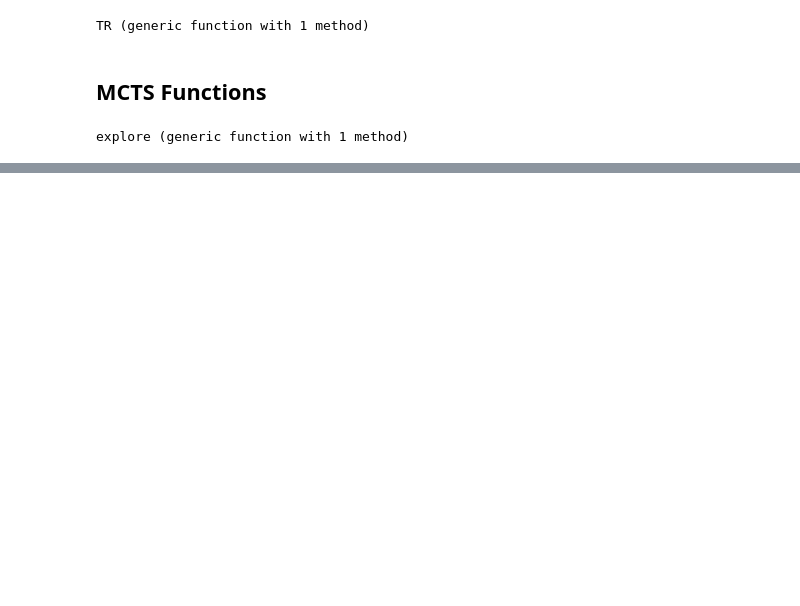
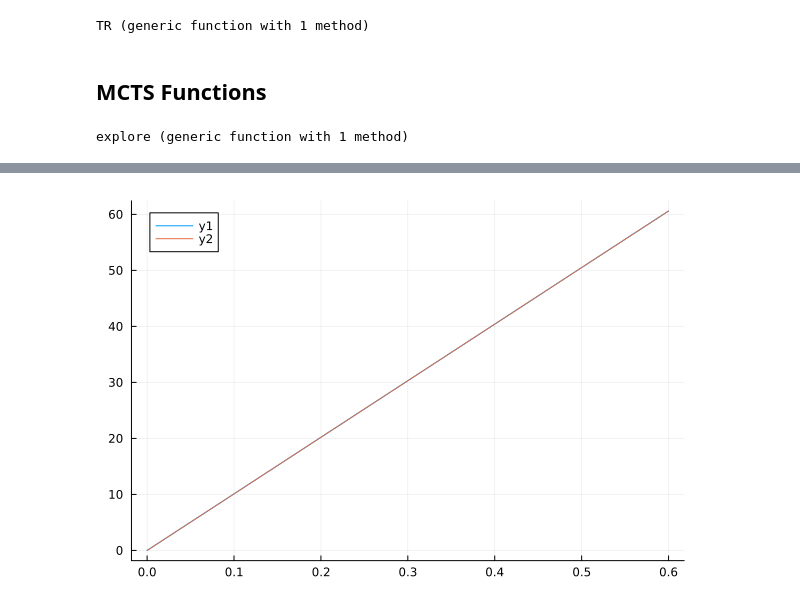
Before and after one commit to GigaVoltFlash/AA228-Final-Project, a Jupyter notebook: dev-anshuk/integrated_problem.ipynb, the cells around one changed output, grey strips where cells are left out. Drawn from its saved outputs; the diff is of its cells as text; code cells hidden in the pictures; blank space fills up the shorter version.

```diff
--- a/dev-anshuk/integrated_problem.ipynb
+++ b/dev-anshuk/integrated_problem.ipynb
@@ -174,0 +267,4 @@ a =
+# %%
+plot([x_list, x_list_mcts], [y_list, y_list_mcts])
+# %% [output]
+[figure, added]
```
Also changed, not shown: parts of 14 cells of this notebook, 1 other file.
